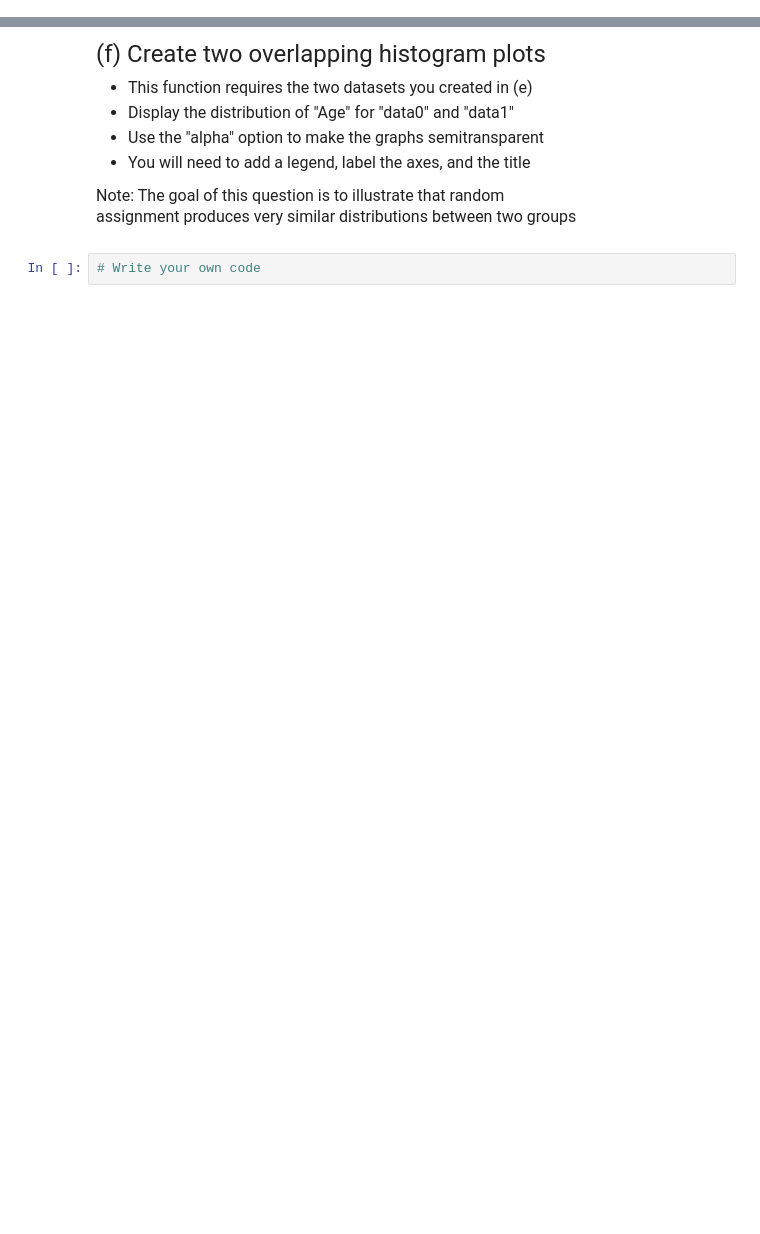
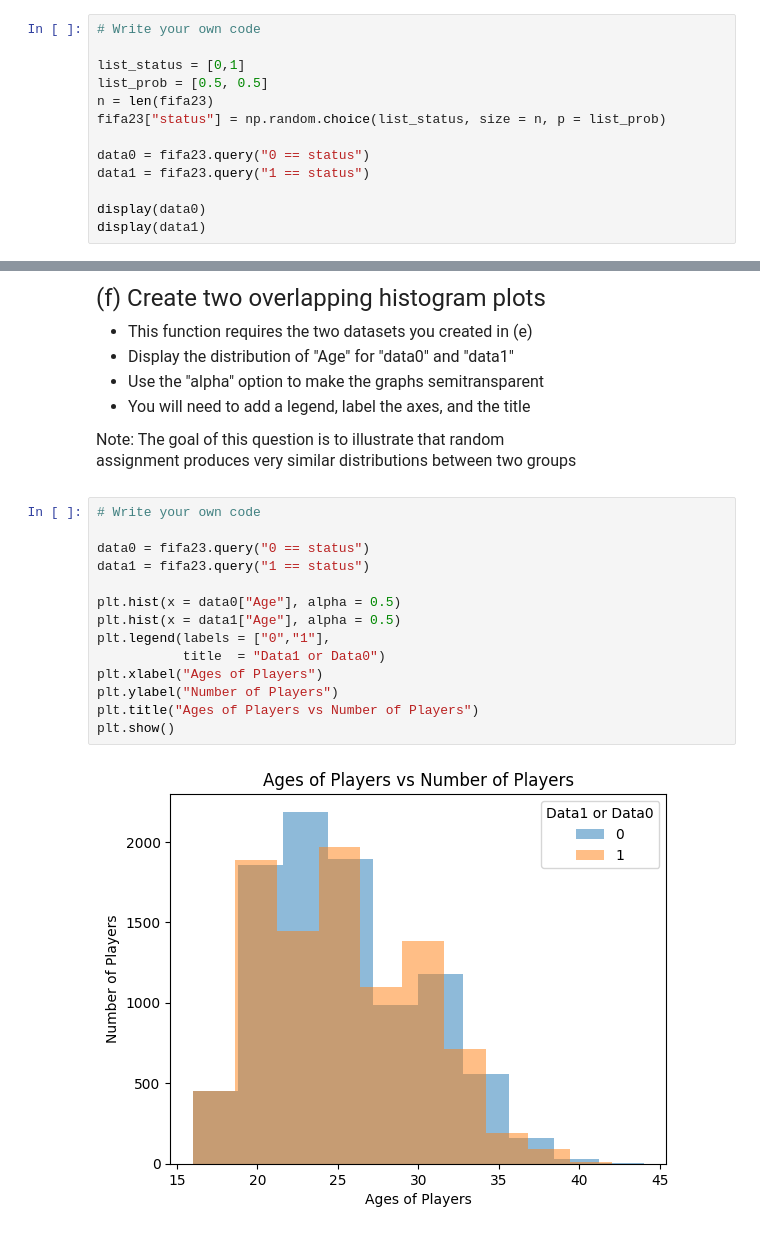
Before and after one commit to LimK2025/qtm151spring2023, a Jupyter notebook: Quiz 2 - Section 3/Quiz 2 - Section 3.ipynb, the cells around one changed output, grey strips where cells are left out. Saved outputs shown, nothing was run; the diff lists cells and outputs as text; blank space fills up the shorter version.

```diff
--- a/Quiz 2 - Section 3/Quiz 2 - Section 3.ipynb
+++ b/Quiz 2 - Section 3/Quiz 2 - Section 3.ipynb
@@ -228,0 +237,13 @@ store it in a new dataset called "data1"
+# %%
+# Write your own code
+
+list_status = [0,1]
+list_prob = [0.5, 0.5]
+n = len(fifa23)
+fifa23["status"] = np.random.choice(list_status, size = n, p = list_prob)
+
+data0 = fifa23.query("0 == status")
+data1 = fifa23.query("1 == status")
+
+display(data0)
+display(data1)
@@ -240,5 +288,19 @@ store it in a new dataset called "data1"
 
 Note: The goal of this question is to illustrate that random <br>
 assignment produces very similar distributions between two groups
-# %%
-# Write your own code
+# %%
+# Write your own code
+
+data0 = fifa23.query("0 == status")
+data1 = fifa23.query("1 == status")
+
+plt.hist(x = data0["Age"], alpha = 0.5)
+plt.hist(x = data1["Age"], alpha = 0.5)
+plt.legend(labels = ["0","1"],
+           title  = "Data1 or Data0")
+plt.xlabel("Ages of Players")
+plt.ylabel("Number of Players")
+plt.title("Ages of Players vs Number of Players")
+plt.show()
+# %% [output]
+[figure, added]
```
Also changed, not shown: parts of 5 cells of this notebook, 5 other files.
